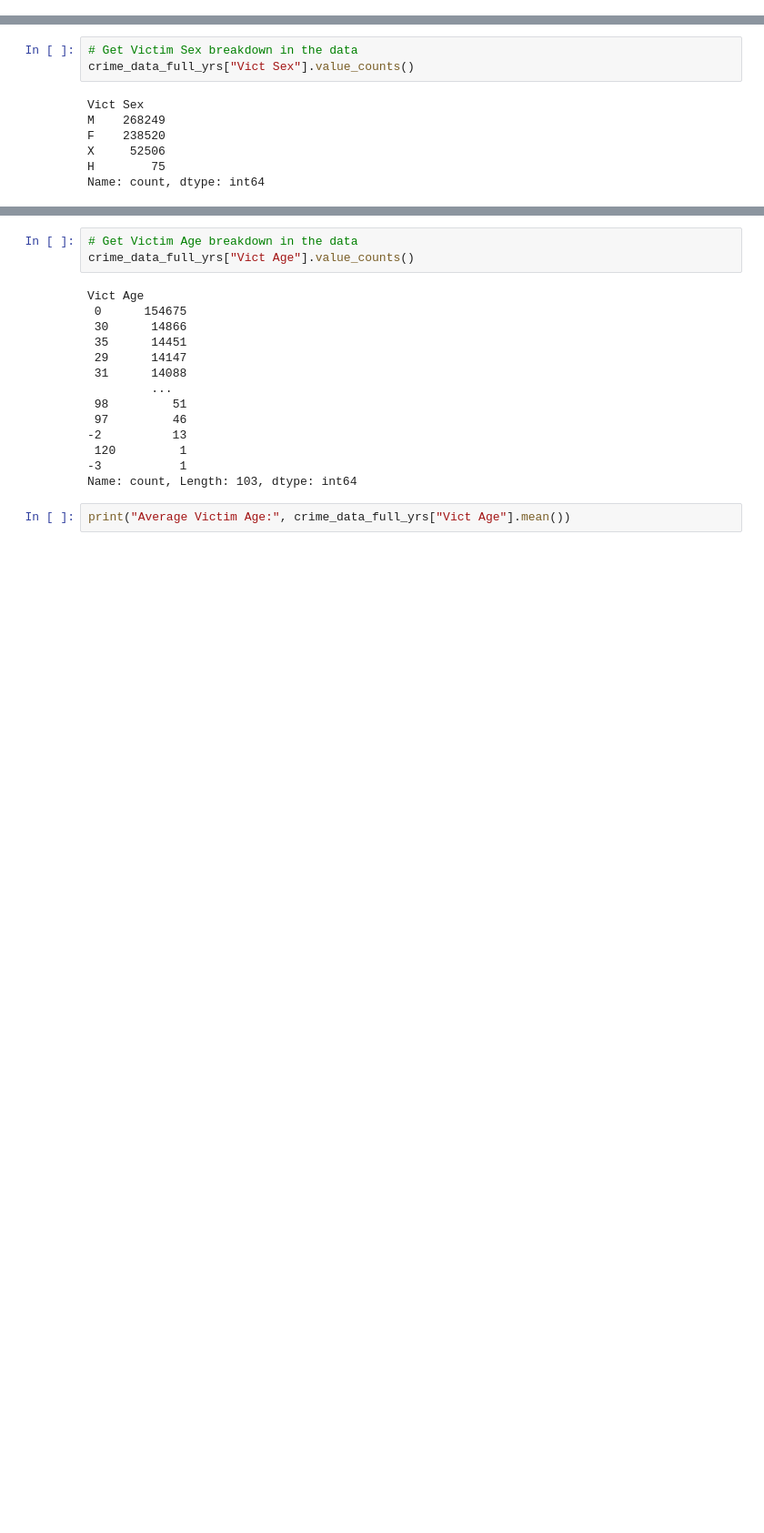
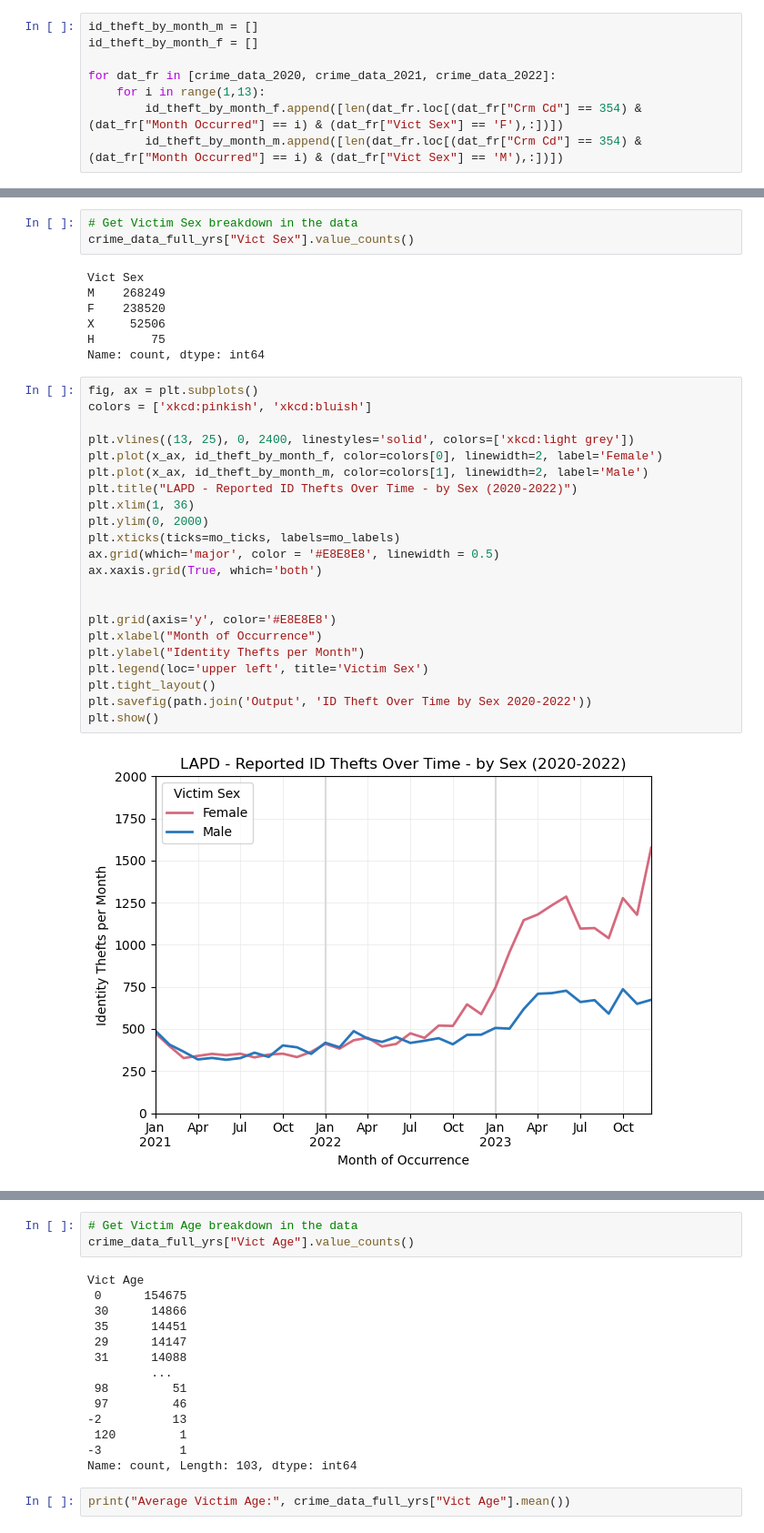
Before and after one commit to AshelynAllred/Data-Analysis-Project-1, a Jupyter notebook: main.ipynb, the cells around one changed output, grey strips where cells are left out. Shown at 91% size. Saved outputs shown, nothing was run; the diff lists cells and outputs as text; blank space fills up the shorter version.

```diff
--- a/main.ipynb
+++ b/main.ipynb
@@ -318,0 +492,8 @@ map_plot_robberies
+# %%
+id_theft_by_month_m = []
+id_theft_by_month_f = []
+
+for dat_fr in [crime_data_2020, crime_data_2021, crime_data_2022]:
+    for i in range(1,13):
+        id_theft_by_month_f.append([len(dat_fr.loc[(dat_fr["Crm Cd"] == 354) & (dat_fr["Month Occurred"] == i) & (dat_fr["Vict Sex"] == 'F'),:])])
+        id_theft_by_month_m.append([len(dat_fr.loc[(dat_fr["Crm Cd"] == 354) & (dat_fr["Month Occurred"] == i) & (dat_fr["Vict Sex"] == 'M'),:])])
@@ -326,3 +509,27 @@ F    238520
 X     52506
 H        75
 Name: count, dtype: int64
+# %%
+fig, ax = plt.subplots()
+colors = ['xkcd:pinkish', 'xkcd:bluish']
+
+plt.vlines((13, 25), 0, 2400, linestyles='solid', colors=['xkcd:light grey'])
+plt.plot(x_ax, id_theft_by_month_f, color=colors[0], linewidth=2, label='Female')
+plt.plot(x_ax, id_theft_by_month_m, color=colors[1], linewidth=2, label='Male')
+plt.title("LAPD - Reported ID Thefts Over Time - by Sex (2020-2022)")
+plt.xlim(1, 36)
+plt.ylim(0, 2000)
+plt.xticks(ticks=mo_ticks, labels=mo_labels)
+ax.grid(which='major', color = '#E8E8E8', linewidth = 0.5)
+ax.xaxis.grid(True, which='both')
+
+
+plt.grid(axis='y', color='#E8E8E8')
+plt.xlabel("Month of Occurrence")
+plt.ylabel("Identity Thefts per Month")
+plt.legend(loc='upper left', title='Victim Sex')
+plt.tight_layout()
+plt.savefig(path.join('Output', 'ID Theft Over Time by Sex 2020-2022'))
+plt.show()
+# %% [output]
+[figure, added]
```
Also changed, not shown: parts of 35 cells of this notebook, 7 other files.
